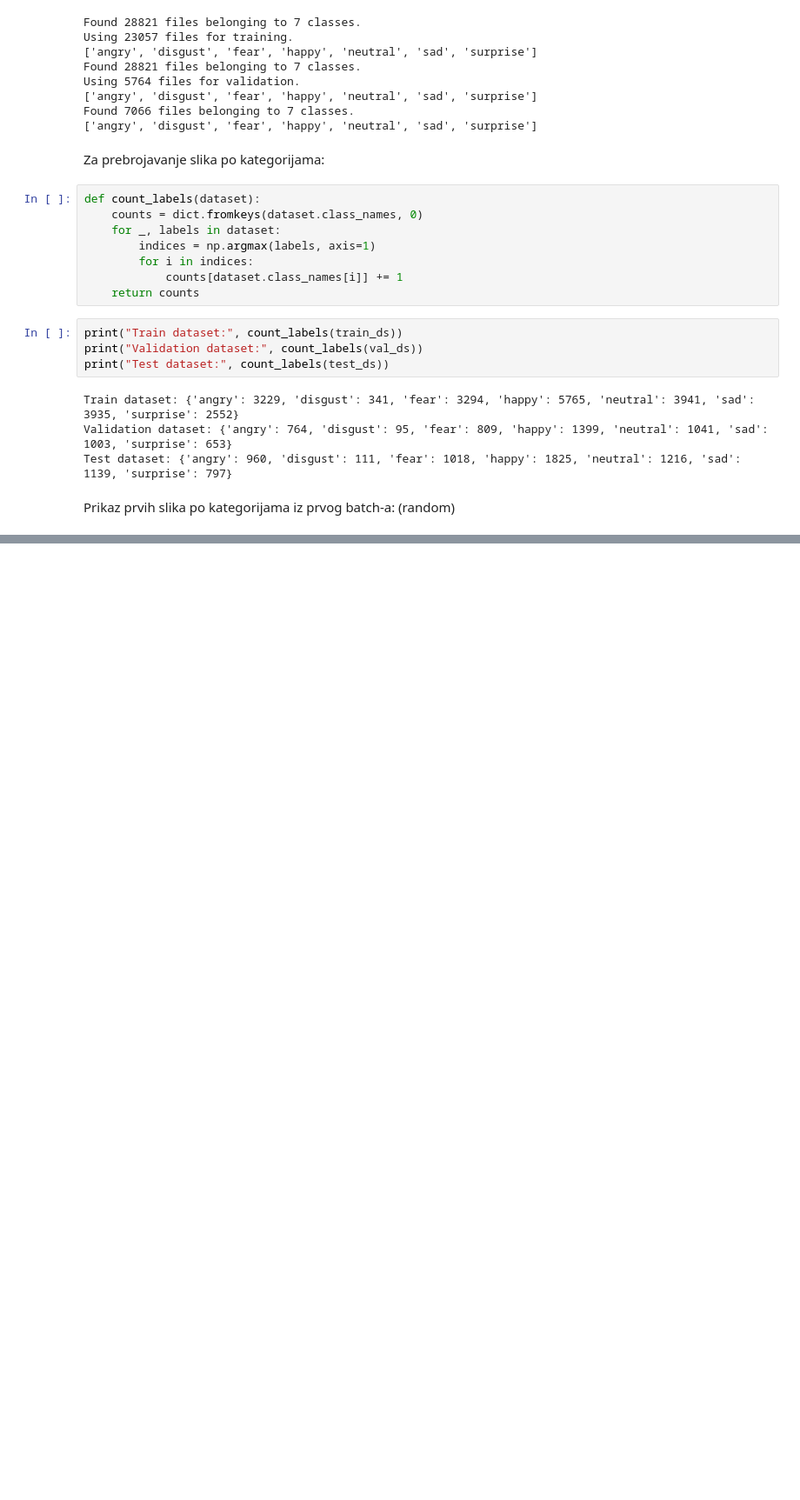
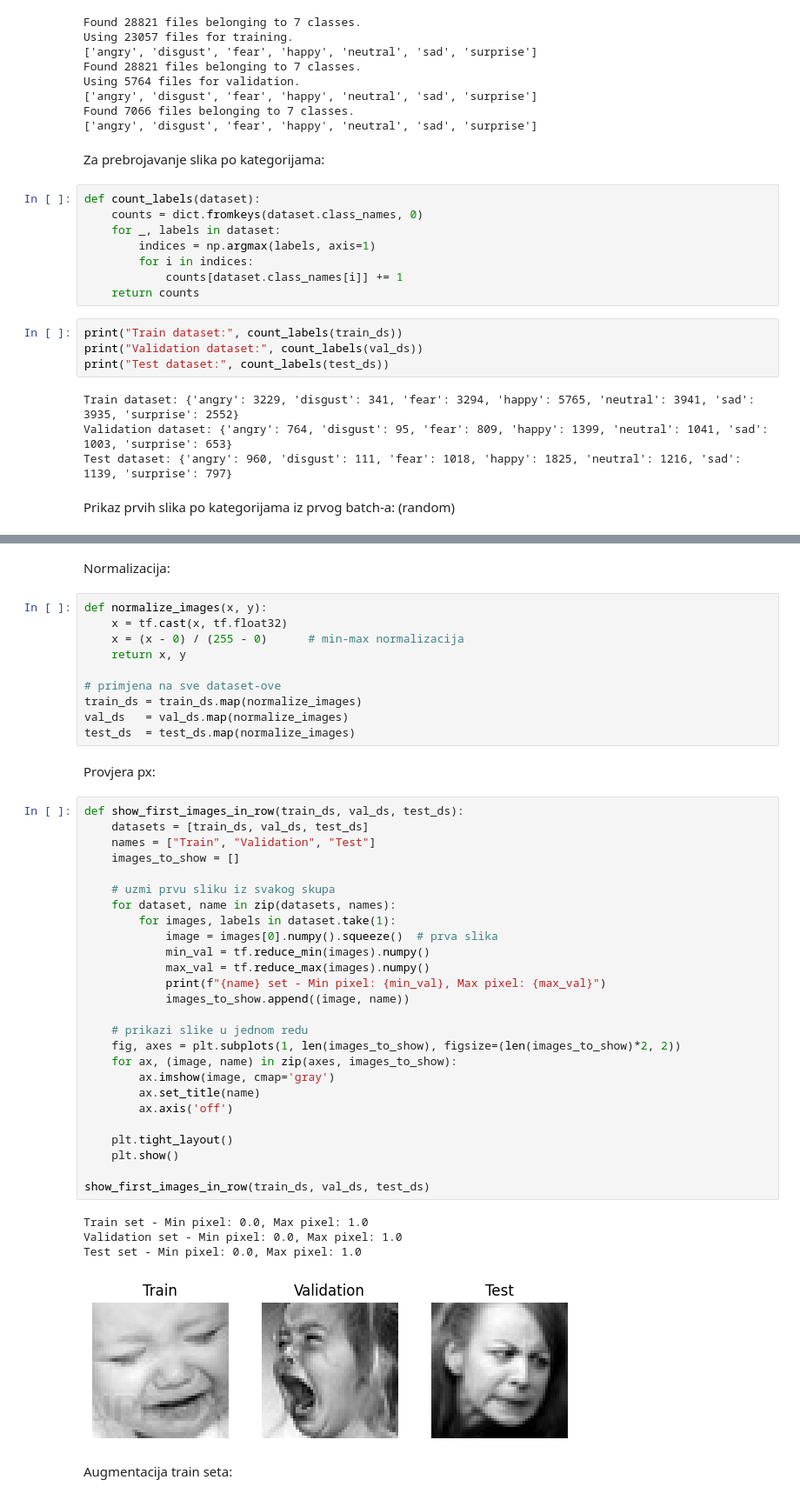
Before and after one commit to anjaducic/EMOTION-RECOGNITION, a Jupyter notebook: emotion_recognition.ipynb, the cells around one changed output, grey strips where cells are left out. Shown at 87% size. Saved outputs shown, nothing was run; the diff lists cells and outputs as text; blank space fills up the shorter version.

Commit message:
feat: Dataset pre-processing

```diff
--- a/emotion_recognition.ipynb
+++ b/emotion_recognition.ipynb
@@ -119,0 +120,47 @@ for images, labels in train_ds.take(1):
+# %% [markdown]
+Normalizacija:
+# %%
+def normalize_images(x, y):
+    x = tf.cast(x, tf.float32)
+    x = (x - 0) / (255 - 0)      # min-max normalizacija
+    return x, y
+
+# primjena na sve dataset-ove
+train_ds = train_ds.map(normalize_images)
+val_ds   = val_ds.map(normalize_images)
+test_ds  = test_ds.map(normalize_images)
+# %% [markdown]
+Provjera px:
+# %%
+def show_first_images_in_row(train_ds, val_ds, test_ds):
+    datasets = [train_ds, val_ds, test_ds]
+    names = ["Train", "Validation", "Test"]
+    images_to_show = []
+
+    # uzmi prvu sliku iz svakog skupa
+    for dataset, name in zip(datasets, names):
+        for images, labels in dataset.take(1):
+            image = images[0].numpy().squeeze()  # prva slika
+            min_val = tf.reduce_min(images).numpy()
+            max_val = tf.reduce_max(images).numpy()
+            print(f"{name} set - Min pixel: {min_val}, Max pixel: {max_val}")
+            images_to_show.append((image, name))
+
+    # prikazi slike u jednom redu
+    fig, axes = plt.subplots(1, len(images_to_show), figsize=(len(images_to_show)*2, 2))
+    for ax, (image, name) in zip(axes, images_to_show):
+        ax.imshow(image, cmap='gray')
+        ax.set_title(name)
+        ax.axis('off')
+
+    plt.tight_layout()
+    plt.show()
+
+show_first_images_in_row(train_ds, val_ds, test_ds)
+# %% [output]
+Train set - Min pixel: 0.0, Max pixel: 1.0
+Validation set - Min pixel: 0.0, Max pixel: 1.0
+Test set - Min pixel: 0.0, Max pixel: 1.0
+[figure, added]
+# %% [markdown]
+Augmentacija train seta:
```
Also changed, not shown: parts of 4 cells of this notebook.
